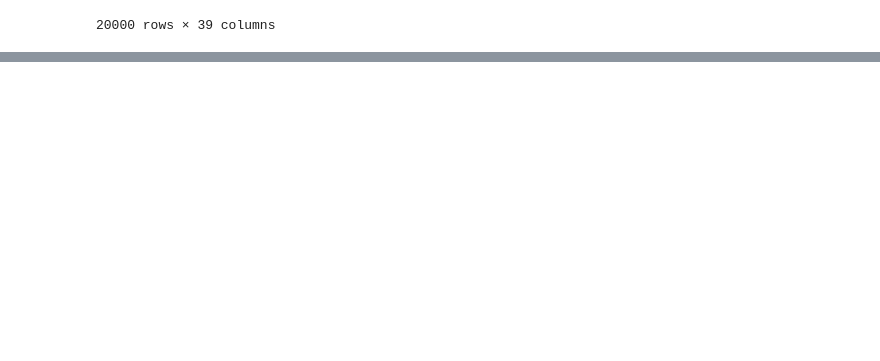
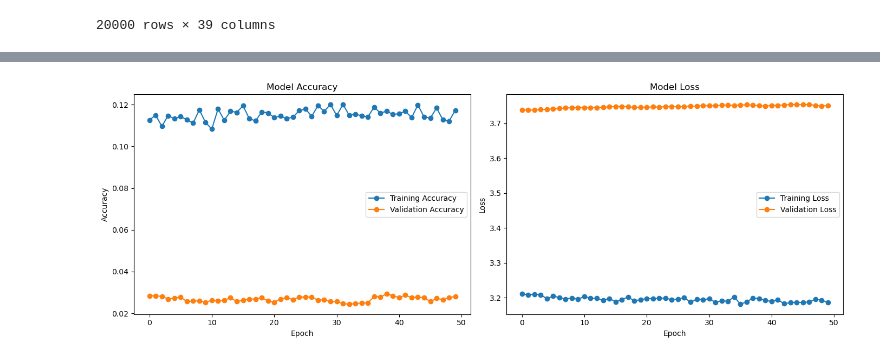
Before and after one commit to AyushVaZe67/Deep-Learning, a Jupyter notebook: Projects/CareerMitra/CareerMitra-Model/CareerMitraTry.ipynb, the cells around one changed output, grey strips where cells are left out. Cells and saved outputs as stored; diff of their text form; code cells hidden in the pictures; blank space fills up the shorter version.

```diff
--- a/Projects/CareerMitra/CareerMitra-Model/CareerMitraTry.ipynb
+++ b/Projects/CareerMitra/CareerMitra-Model/CareerMitraTry.ipynb
@@ -79,2 +63,4 @@ y_encoded = le.fit_transform(y)
 # %%
-X_train, X_test, y_train, y_test = train_test_split(X, y_encoded, test_size=0.2, random_state=42)
+X_train, X_test, y_train, y_test = train_test_split(
+    X, y_encoded, test_size=0.2, random_state=42
+)
@@ -127,0 +77,2 @@ ValueError: could not convert string to float: 'no'
+# %%
+class_weights = dict(enumerate(class_weights_array))
@@ -127,0 +87,16 @@ ValueError: could not convert string to float: 'no'
+# %%
+model.compile(
+    optimizer=Adam(learning_rate=0.001),
+    loss='sparse_categorical_crossentropy',
+    metrics=['accuracy']
+)
+# %%
+history = model.fit(
+    X_train_scaled,
+    y_train,
+    epochs=50,
+    batch_size=512,
+    validation_split=0.2,
+    class_weight=class_weights,
+    verbose=1
+)
@@ -127,0 +121,24 @@ ValueError: could not convert string to float: 'no'
+# %%
+# Plot Accuracy & Loss
+plt.figure(figsize=(14, 5))
+
+plt.subplot(1, 2, 1)
+plt.plot(history.history['accuracy'], 'o-', label='Training Accuracy')
+plt.plot(history.history['val_accuracy'], 'o-', label='Validation Accuracy')
+plt.title('Model Accuracy')
+plt.xlabel('Epoch')
+plt.ylabel('Accuracy')
+plt.legend()
+
+plt.subplot(1, 2, 2)
+plt.plot(history.history['loss'], 'o-', label='Training Loss')
+plt.plot(history.history['val_loss'], 'o-', label='Validation Loss')
+plt.title('Model Loss')
+plt.xlabel('Epoch')
+plt.ylabel('Loss')
+plt.legend()
+
+plt.tight_layout()
+plt.show()
+# %% [output]
+[figure, added]
```
Also changed, not shown: parts of 10 cells of this notebook, 1 other file.
